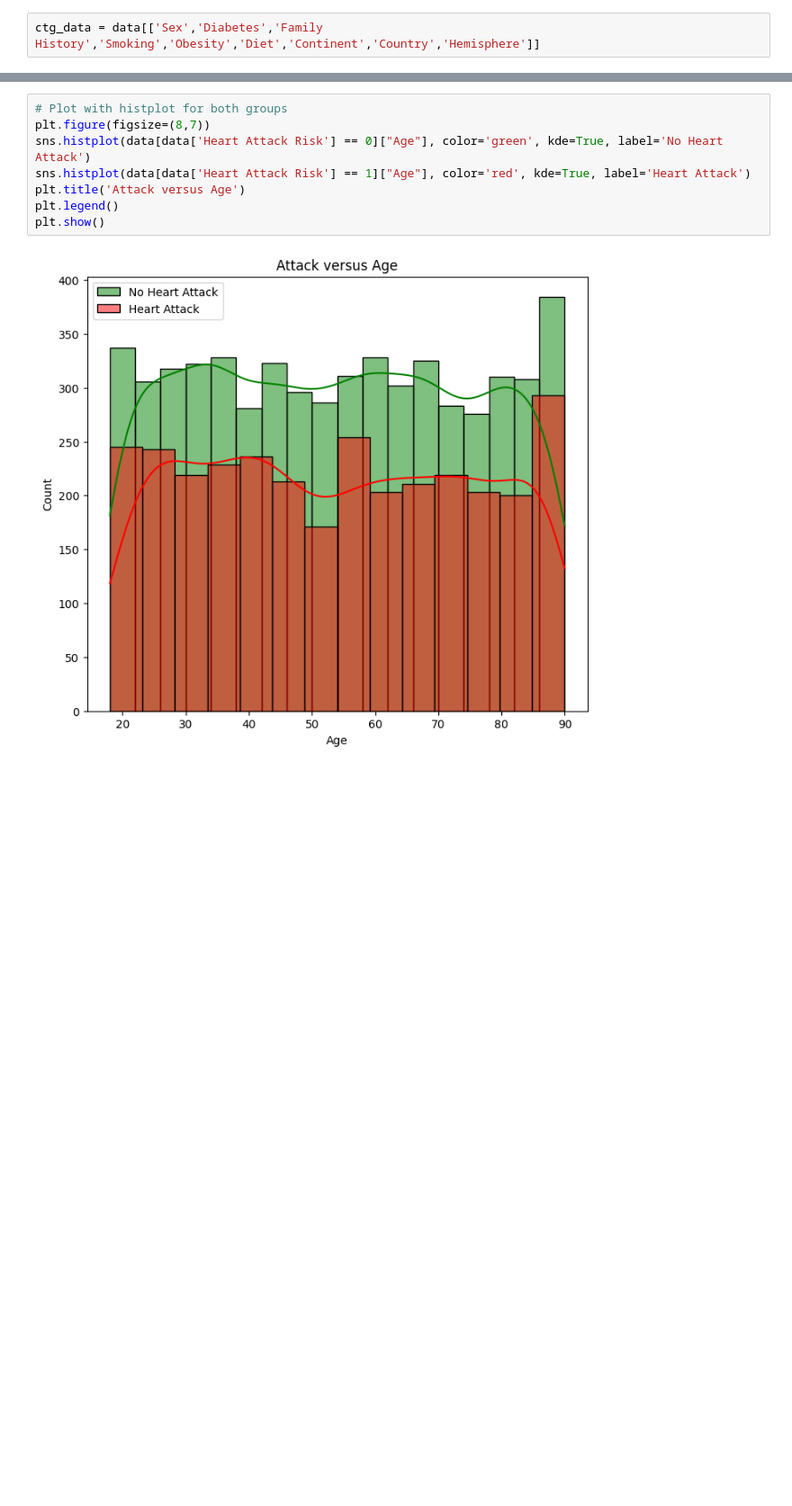
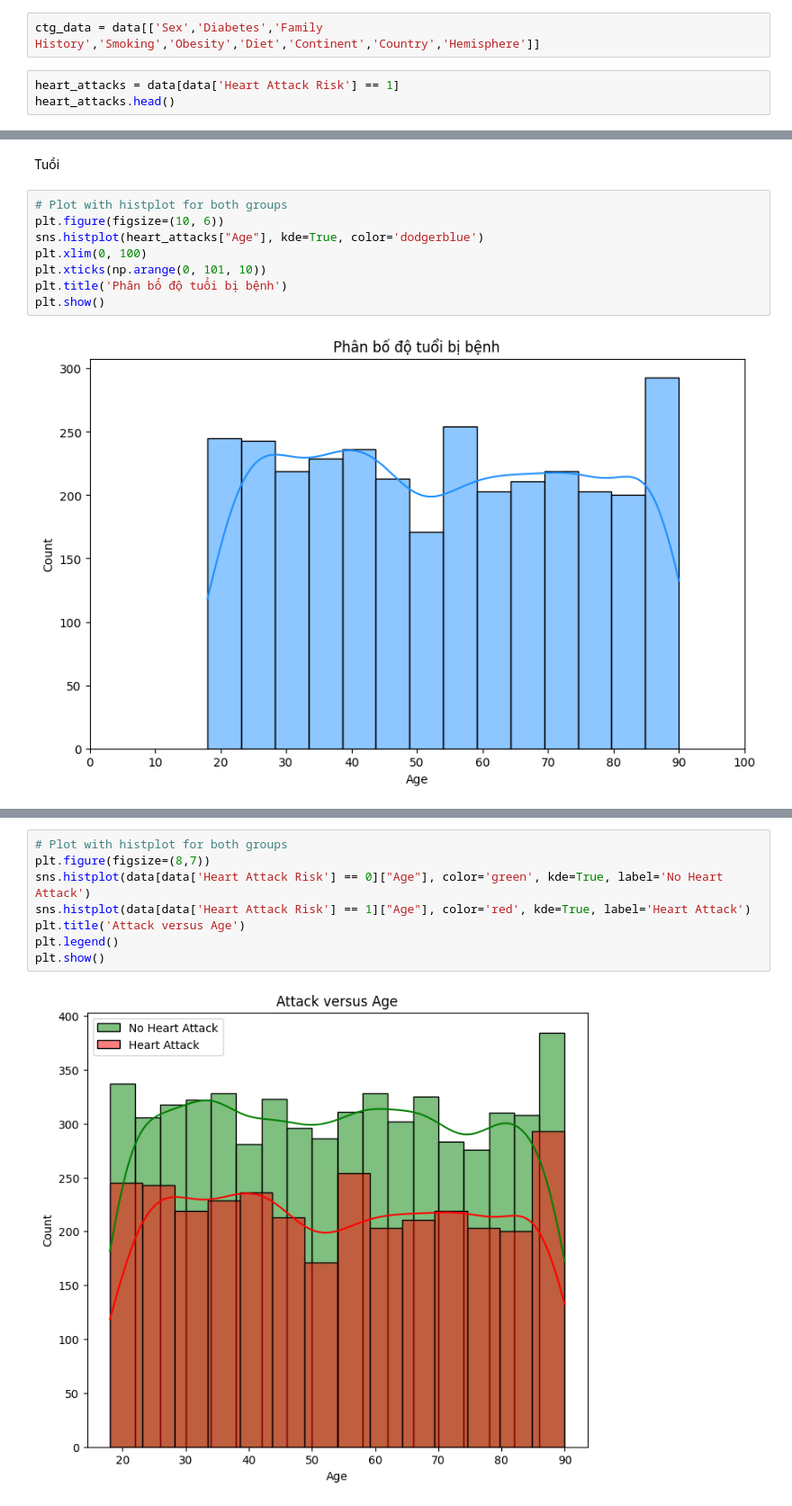
Before and after one commit to thangtrandoan/DataProcessing-Project, a Jupyter notebook: test.ipynb, the cells around one changed output, grey strips where cells are left out. Shown at 90% size. Drawn from its saved outputs; the diff is of its cells as text; blank space fills up the shorter version.

```diff
--- a/test.ipynb
+++ b/test.ipynb
@@ -337,3 +341,6 @@ data.to_csv('data\exported_file.csv', index=False)
 # II/ Phân tích dữ liệu
 # %%
 ctg_data = data[['Sex','Diabetes','Family History','Smoking','Obesity','Diet','Continent','Country','Hemisphere']]
+# %%
+heart_attacks = data[data['Heart Attack Risk'] == 1]
+heart_attacks.head()
@@ -339,0 +355,12 @@ ctg_data = data[['Sex','Diabetes','Family History','Smoking','Obesity','Diet','C
+# %% [markdown]
+Tuổi
+# %%
+# Plot with histplot for both groups
+plt.figure(figsize=(10, 6))
+sns.histplot(heart_attacks["Age"], kde=True, color='dodgerblue')
+plt.xlim(0, 100)
+plt.xticks(np.arange(0, 101, 10))
+plt.title('Phân bố độ tuổi bị bệnh')
+plt.show()
+# %% [output]
+[figure, added]
```
Also changed, not shown: parts of 17 cells of this notebook.
